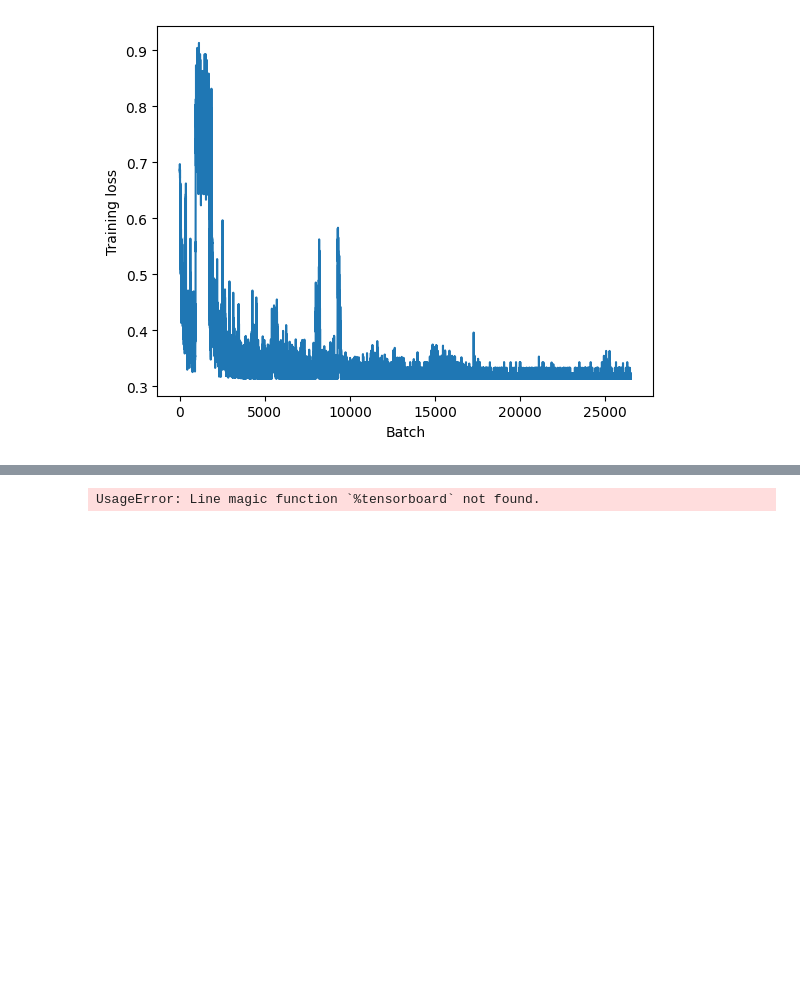
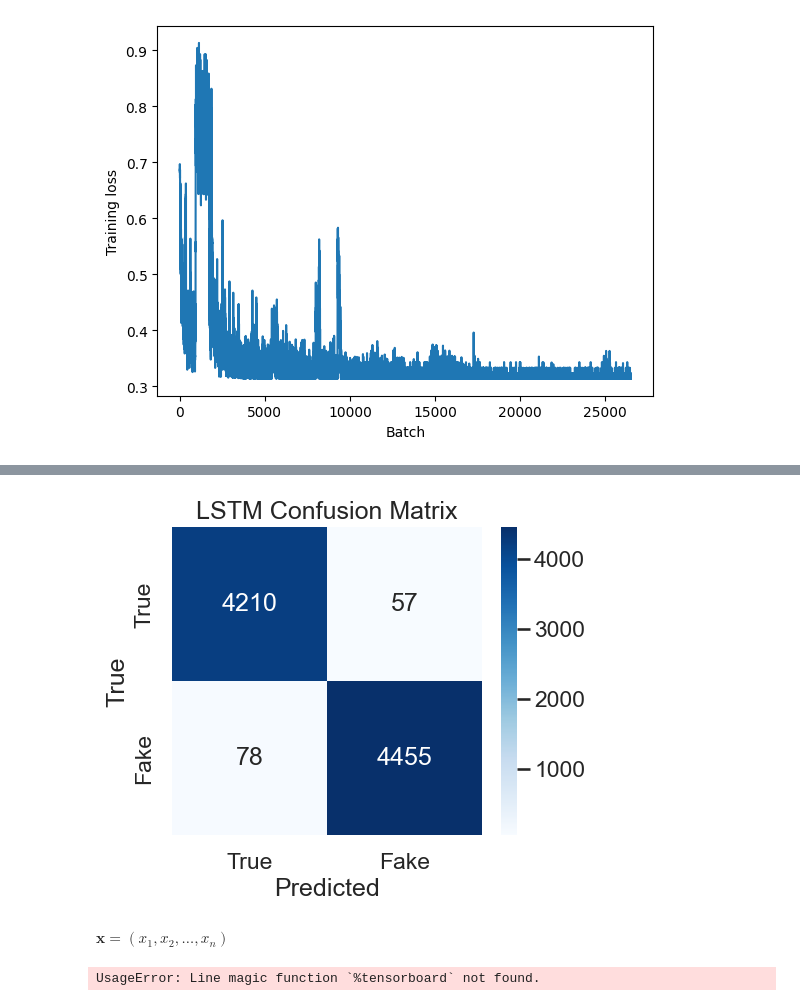
Before and after one commit to AdamLoydHarris/NLP_fake-news, a Jupyter notebook: Code/recurrent_network.ipynb, the cells around one changed output, grey strips where cells are left out. Drawn from its saved outputs; the diff is of its cells as text; code cells hidden in the pictures; blank space fills up the shorter version.

```diff
--- a/Code/recurrent_network.ipynb
+++ b/Code/recurrent_network.ipynb
@@ -459,3 +595,17 @@ sns.despine()
+# %%
+class_names=['True', 'Fake']
+# Visualization
+plt.subplots(figsize=(5, 4))
+sns.heatmap(conf_matrix, annot=True, fmt='d', cmap='Blues', xticklabels=class_names, yticklabels=class_names)
+plt.xlabel('Predicted')
+plt.ylabel('True')
+plt.title('LSTM Confusion Matrix')
+plt.savefig('/Users/AdamHarris/Documents/neuromatch_nlp/Neuromatch_NLP/Figures/rnn_conf.svg', dpi=300, bbox_inches='tight')
+plt.show()
+# %% [output]
+[figure, added]
+# %% [markdown]
+$\mathbf{x} = (x_1, x_2, \ldots, x_n)$
 # %%
 from torch.utils.tensorboard import SummaryWriter
 
```
Also changed, not shown: parts of 9 cells of this notebook, 3 other files.
